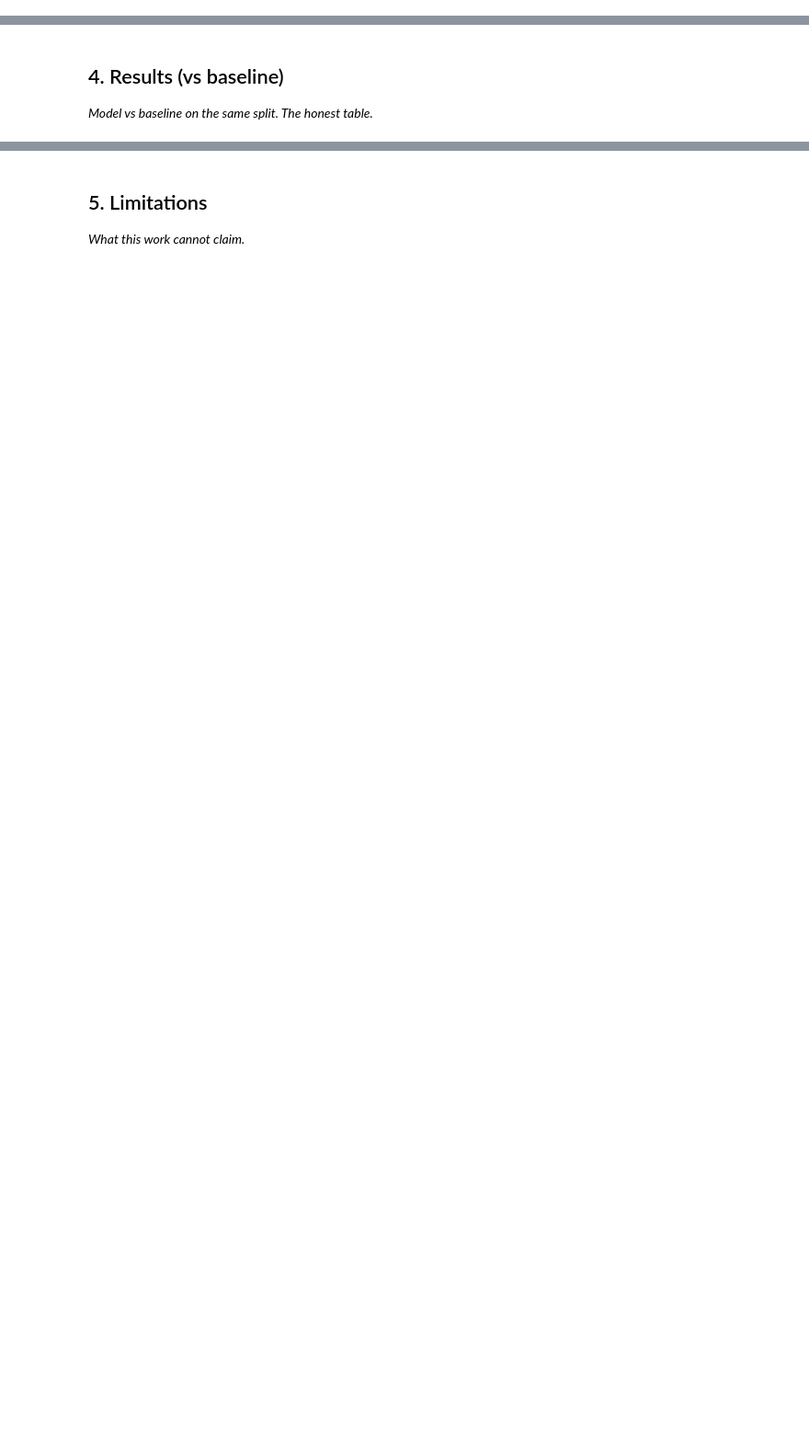
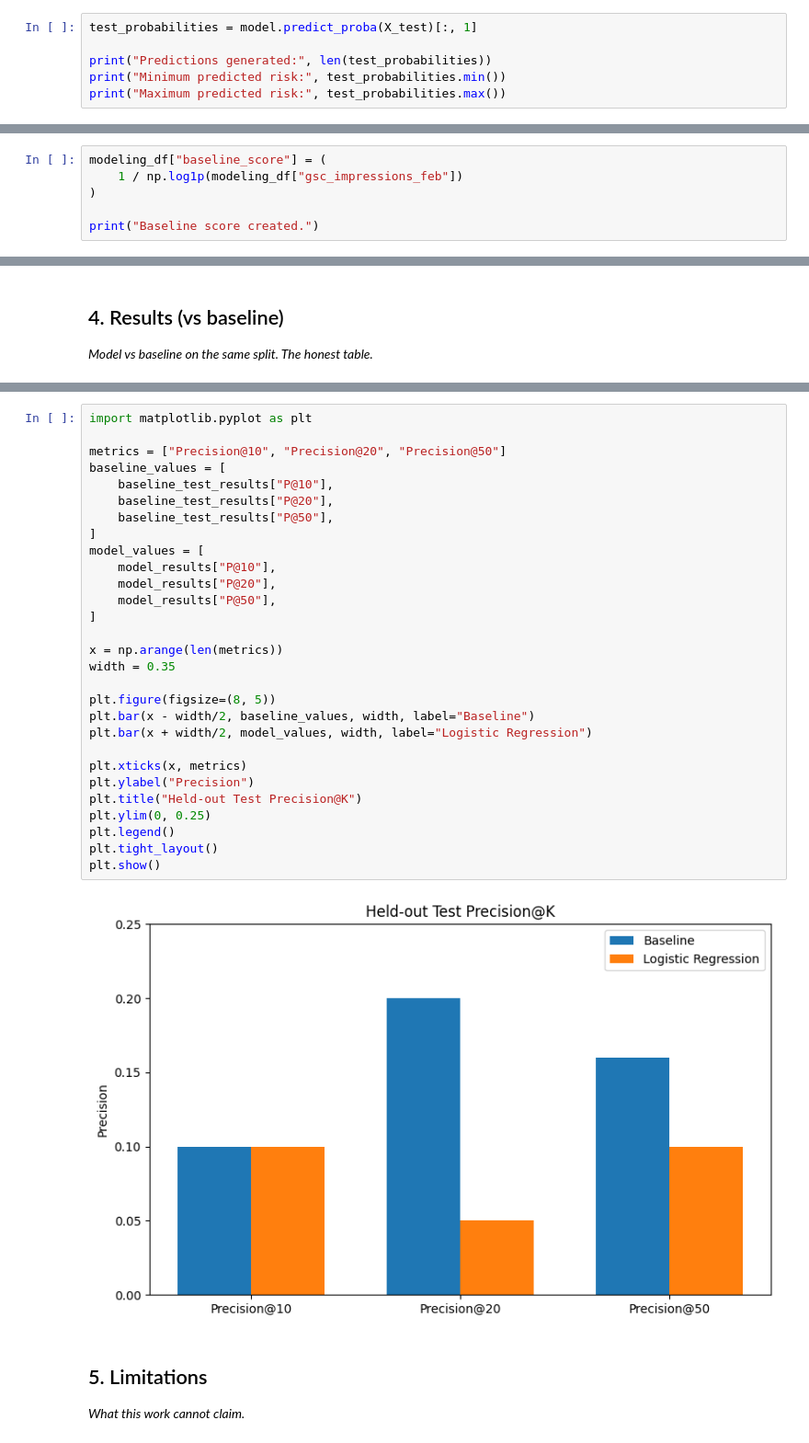
Before and after one commit to Ramy99999999/Flyrank-machine-learning-internship, a Jupyter notebook: work/notebooks/capstone.ipynb, the cells around one changed output, grey strips where cells are left out. Shown at 92% size. Saved outputs shown, nothing was run; the diff lists cells and outputs as text; blank space fills up the shorter version.

```diff
--- a/work/notebooks/capstone.ipynb
+++ b/work/notebooks/capstone.ipynb
@@ -20,0 +584,6 @@ This skeleton is yours to fill. Work the sections **in order** — each one has
+# %%
+test_probabilities = model.predict_proba(X_test)[:, 1]
+
+print("Predictions generated:", len(test_probabilities))
+print("Minimum predicted risk:", test_probabilities.min())
+print("Maximum predicted risk:", test_probabilities.max())
@@ -20,0 +628,6 @@ This skeleton is yours to fill. Work the sections **in order** — each one has
+# %%
+modeling_df["baseline_score"] = (
+    1 / np.log1p(modeling_df["gsc_impressions_feb"])
+)
+
+print("Baseline score created.")
@@ -25,3 +712,34 @@ This skeleton is yours to fill. Work the sections **in order** — each one has
+# %%
+import matplotlib.pyplot as plt
+
+metrics = ["Precision@10", "Precision@20", "Precision@50"]
+baseline_values = [
+    baseline_test_results["P@10"],
+    baseline_test_results["P@20"],
+    baseline_test_results["P@50"],
+]
+model_values = [
+    model_results["P@10"],
+    model_results["P@20"],
+    model_results["P@50"],
+]
+
+x = np.arange(len(metrics))
+width = 0.35
+
+plt.figure(figsize=(8, 5))
+plt.bar(x - width/2, baseline_values, width, label="Baseline")
+plt.bar(x + width/2, model_values, width, label="Logistic Regression")
+
+plt.xticks(x, metrics)
+plt.ylabel("Precision")
+plt.title("Held-out Test Precision@K")
+plt.ylim(0, 0.25)
+plt.legend()
+plt.tight_layout()
+plt.show()
+# %% [output]
+[figure, added]
 # %% [markdown]
 ## 5. Limitations
 
```
Also changed, not shown: parts of 34 cells of this notebook.
